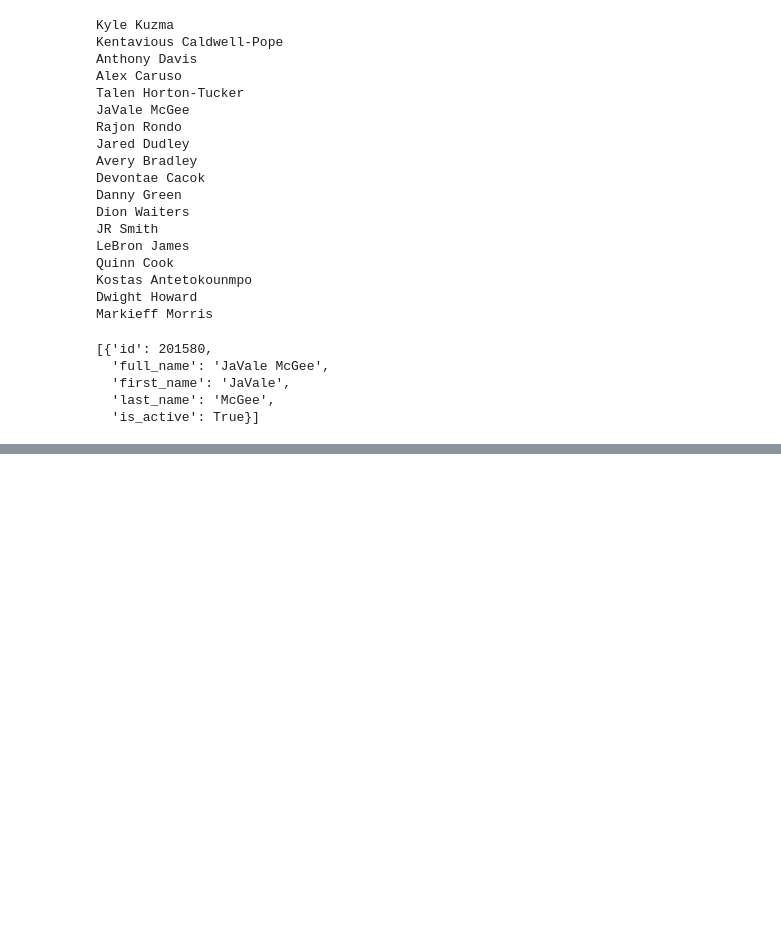
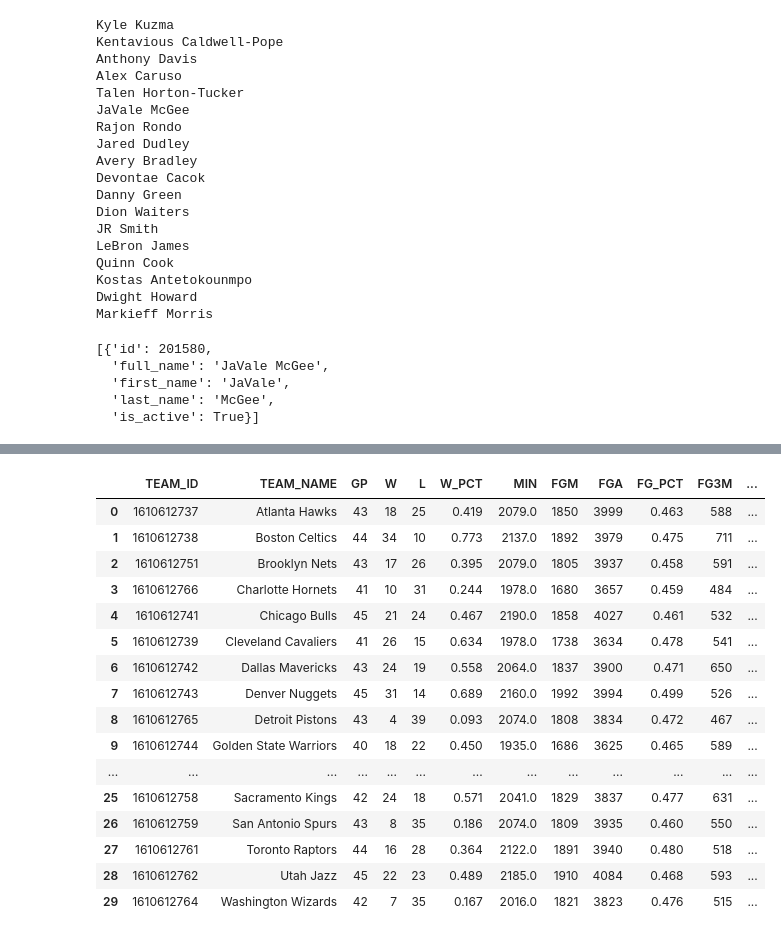
Before and after one commit to marcelcastrolima/nba_data_project, a Jupyter notebook: Untitled.ipynb, the cells around one changed output, grey strips where cells are left out. Cells and saved outputs as stored; diff of their text form; code cells hidden in the pictures; blank space fills up the shorter version.

```diff
--- a/Untitled.ipynb
+++ b/Untitled.ipynb
@@ -346,0 +418,27 @@ standingsdf.merge(lebron, on='TeamID', how='inner')
+# %%
+from nba_api.stats.endpoints import leaguedashteamstats
+
+stats = leaguedashteamstats.LeagueDashTeamStats()
+
+# pandas data frames (optional: pip install pandas)
+stats = stats.get_data_frames()[0]
+
+stats
+# %% [output]
+|  | TEAM_ID | TEAM_NAME | GP | W | L | W_PCT | MIN | FGM | FGA | FG_PCT | FG3M | ... |
+| 0 | 1610612737 | Atlanta Hawks | 43 | 18 | 25 | 0.419 | 2079.0 | 1850 | 3999 | 0.463 | 588 | ... |
+| 1 | 1610612738 | Boston Celtics | 44 | 34 | 10 | 0.773 | 2137.0 | 1892 | 3979 | 0.475 | 711 | ... |
+| 2 | 1610612751 | Brooklyn Nets | 43 | 17 | 26 | 0.395 | 2079.0 | 1805 | 3937 | 0.458 | 591 | ... |
+| 3 | 1610612766 | Charlotte Hornets | 41 | 10 | 31 | 0.244 | 1978.0 | 1680 | 3657 | 0.459 | 484 | ... |
+| 4 | 1610612741 | Chicago Bulls | 45 | 21 | 24 | 0.467 | 2190.0 | 1858 | 4027 | 0.461 | 532 | ... |
+| 5 | 1610612739 | Cleveland Cavaliers | 41 | 26 | 15 | 0.634 | 1978.0 | 1738 | 3634 | 0.478 | 541 | ... |
+| 6 | 1610612742 | Dallas Mavericks | 43 | 24 | 19 | 0.558 | 2064.0 | 1837 | 3900 | 0.471 | 650 | ... |
+| 7 | 1610612743 | Denver Nuggets | 45 | 31 | 14 | 0.689 | 2160.0 | 1992 | 3994 | 0.499 | 526 | ... |
+| 8 | 1610612765 | Detroit Pistons | 43 | 4 | 39 | 0.093 | 2074.0 | 1808 | 3834 | 0.472 | 467 | ... |
+| 9 | 1610612744 | Golden State Warriors | 40 | 18 | 22 | 0.450 | 1935.0 | 1686 | 3625 | 0.465 | 589 | ... |
+| ... | ... | ... | ... | ... | ... | ... | ... | ... | ... | ... | ... | ... |
+| 25 | 1610612758 | Sacramento Kings | 42 | 24 | 18 | 0.571 | 2041.0 | 1829 | 3837 | 0.477 | 631 | ... |
+| 26 | 1610612759 | San Antonio Spurs | 43 | 8 | 35 | 0.186 | 2074.0 | 1809 | 3935 | 0.460 | 550 | ... |
+| 27 | 1610612761 | Toronto Raptors | 44 | 16 | 28 | 0.364 | 2122.0 | 1891 | 3940 | 0.480 | 518 | ... |
+| 28 | 1610612762 | Utah Jazz | 45 | 22 | 23 | 0.489 | 2185.0 | 1910 | 4084 | 0.468 | 593 | ... |
+| 29 | 1610612764 | Washington Wizards | 42 | 7 | 35 | 0.167 | 2016.0 | 1821 | 3823 | 0.476 | 515 | ... |
```
Also changed, not shown: parts of 9 cells of this notebook.
